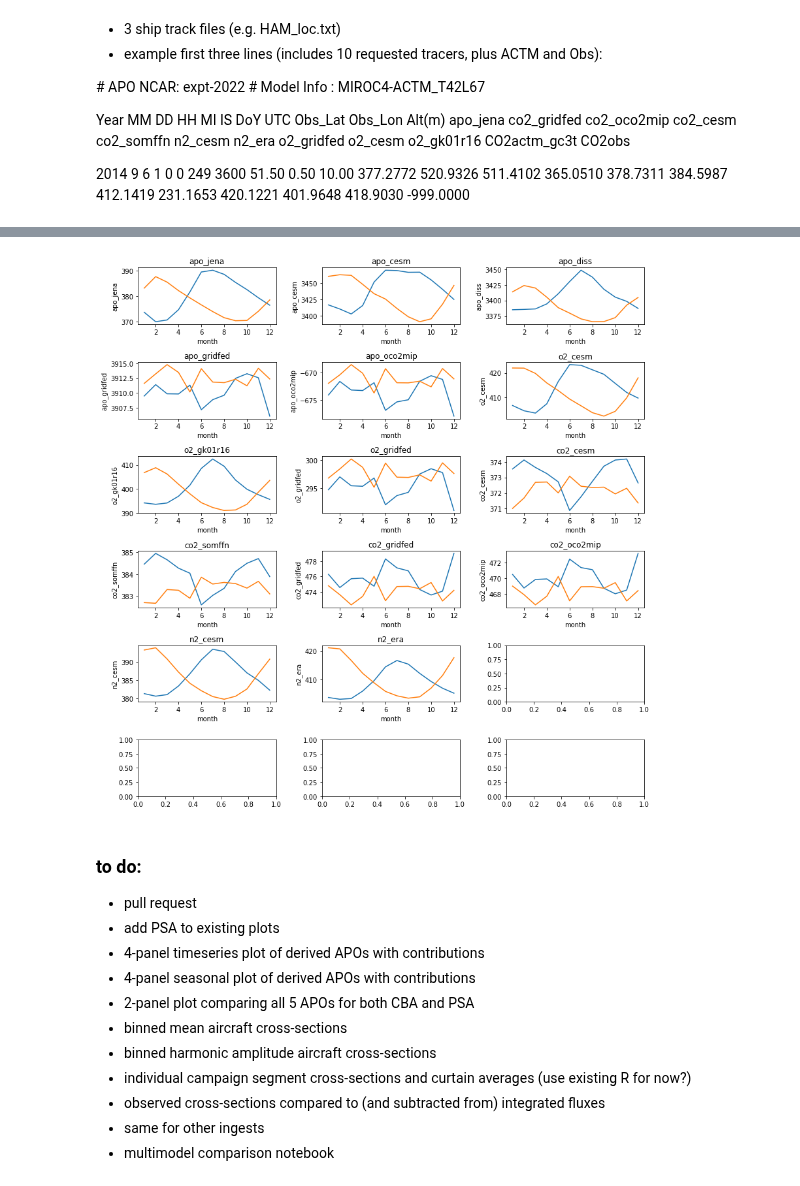
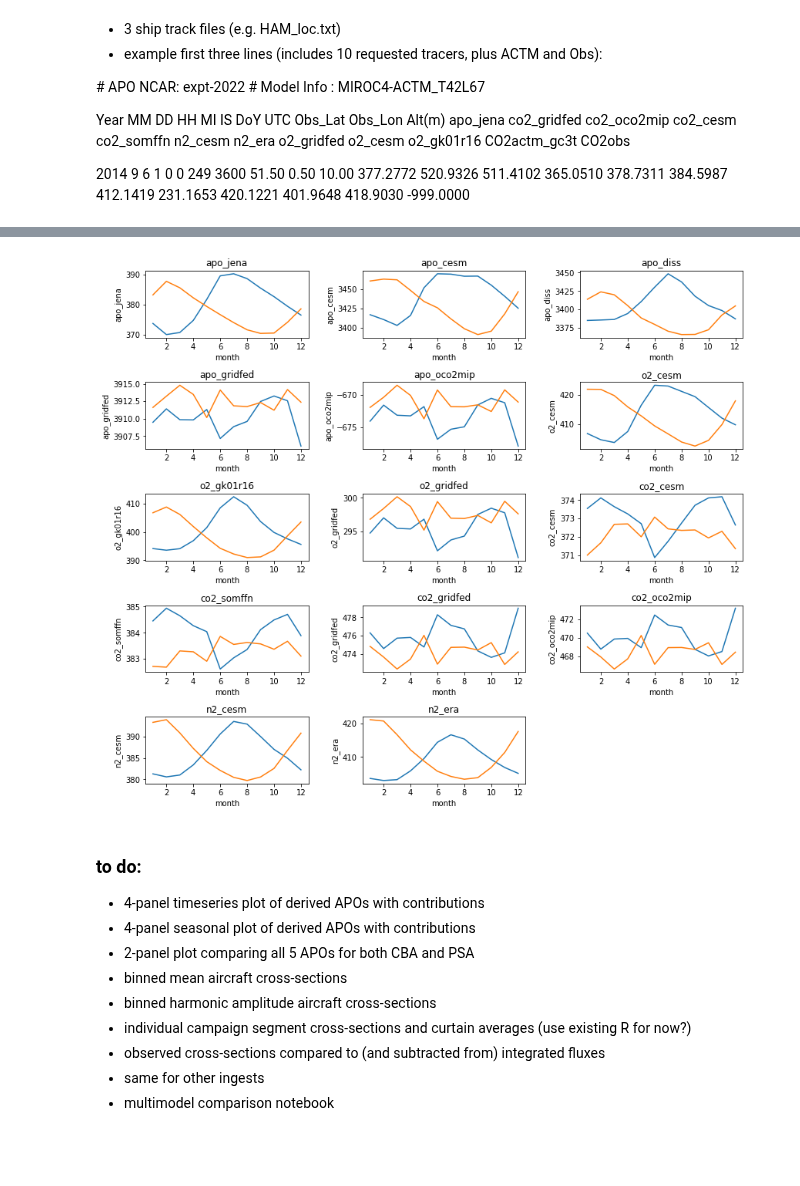
Before and after one commit to matt-long/sno-analysis, a Jupyter notebook: notebooks/quick-look-miroc.ipynb, the cells around one changed output, grey strips where cells are left out. Saved outputs shown, nothing was run; the diff lists cells and outputs as text; code cells hidden in the pictures; blank space fills up the shorter version.

```diff
--- a/notebooks/quick-look-miroc.ipynb
+++ b/notebooks/quick-look-miroc.ipynb
@@ -174,7 +174,7 @@ for n, v in enumerate(sno_vars):
 
 plt.tight_layout();
 
-for n in range(n+1, n_plots):
+for n in range(n+1, nrow*ncol):
     ip, jp = np.unravel_index(n, (nrow, ncol))
     axs[ip, jp].remove()
 # %% [output]
@@ -182,36 +182,34 @@ for n in range(n+1, n_plots):
 # %%
 # seasonal climatology
 ds = df.to_xarray()
 ds_seas=ds.groupby('time.month').mean('time')
 ds_seas['apo_cesm']
 
 # kluge - need to make station name dynamic and allow any number of stations
 ds2 = df2.to_xarray()
 ds2_seas=ds2.groupby('time.month').mean('time')
 ds2_seas['apo_cesm']
 
 
 fig, axs = plt.subplots(nrow, ncol, figsize=(12, 12), squeeze=False)
 
 for n, v in enumerate(sno_vars):
     ip, jp = np.unravel_index(n, axs.shape)
 
     ax = axs[ip, jp]
     ds_seas[v].plot(ax=ax)
     ds2_seas[v].plot(ax=ax)
     ax.set_title(v)
 
 plt.tight_layout();
 
-for n in range(n+1, n_plots):
+for n in range(n+1, nrow*ncol):
     ip, jp = np.unravel_index(n, (nrow, ncol))
     axs[ip, jp].remove()
 # %% [output]
-[figure, old version]
+[figure, new version]
 # %% [markdown]
 ### to do:
-- pull request
-- add PSA to existing plots
 - 4-panel timeseries plot of derived APOs with contributions
 - 4-panel seasonal plot of derived APOs with contributions
 - 2-panel plot comparing all 5 APOs for both CBA and PSA
```
Also changed, not shown: parts of 3 cells of this notebook, 3 other files.
